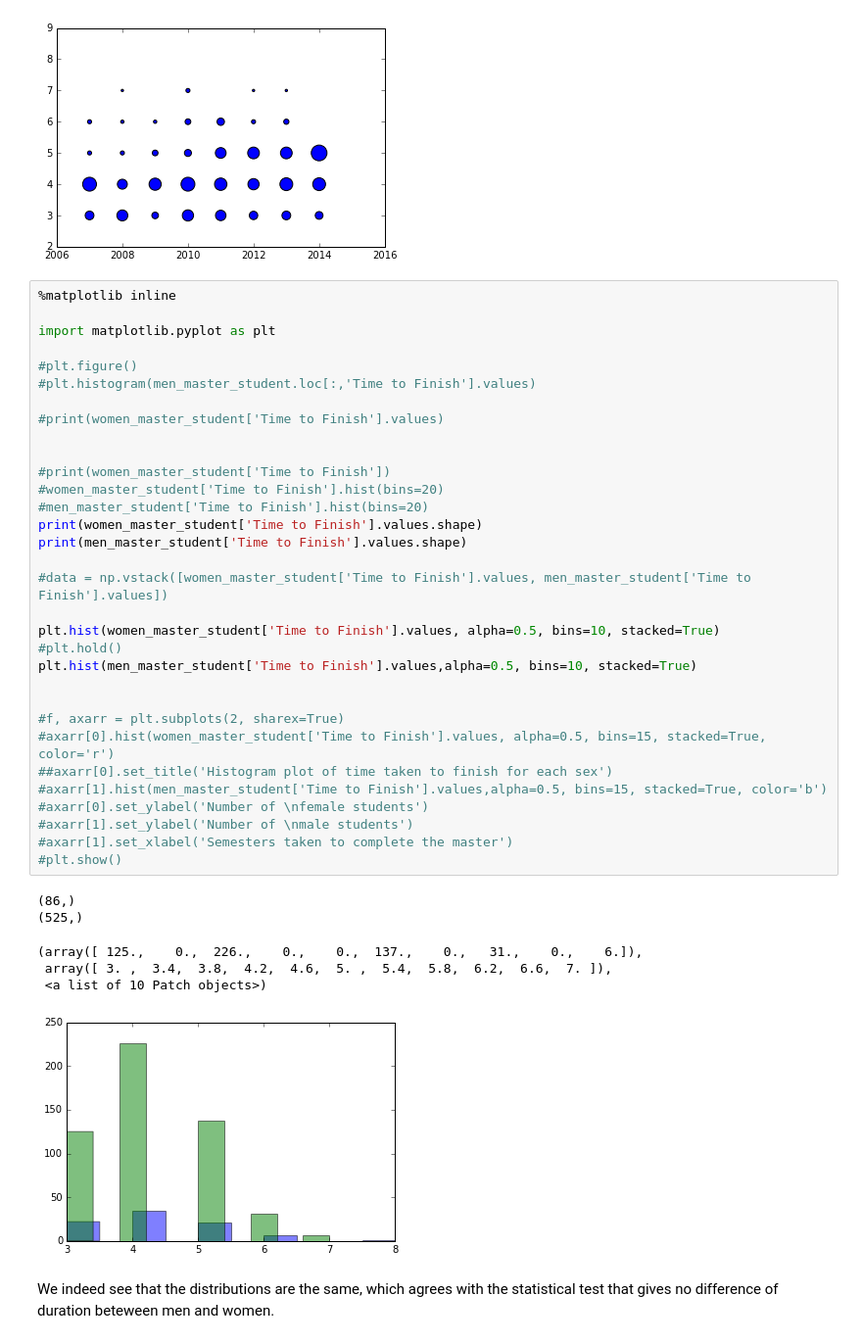
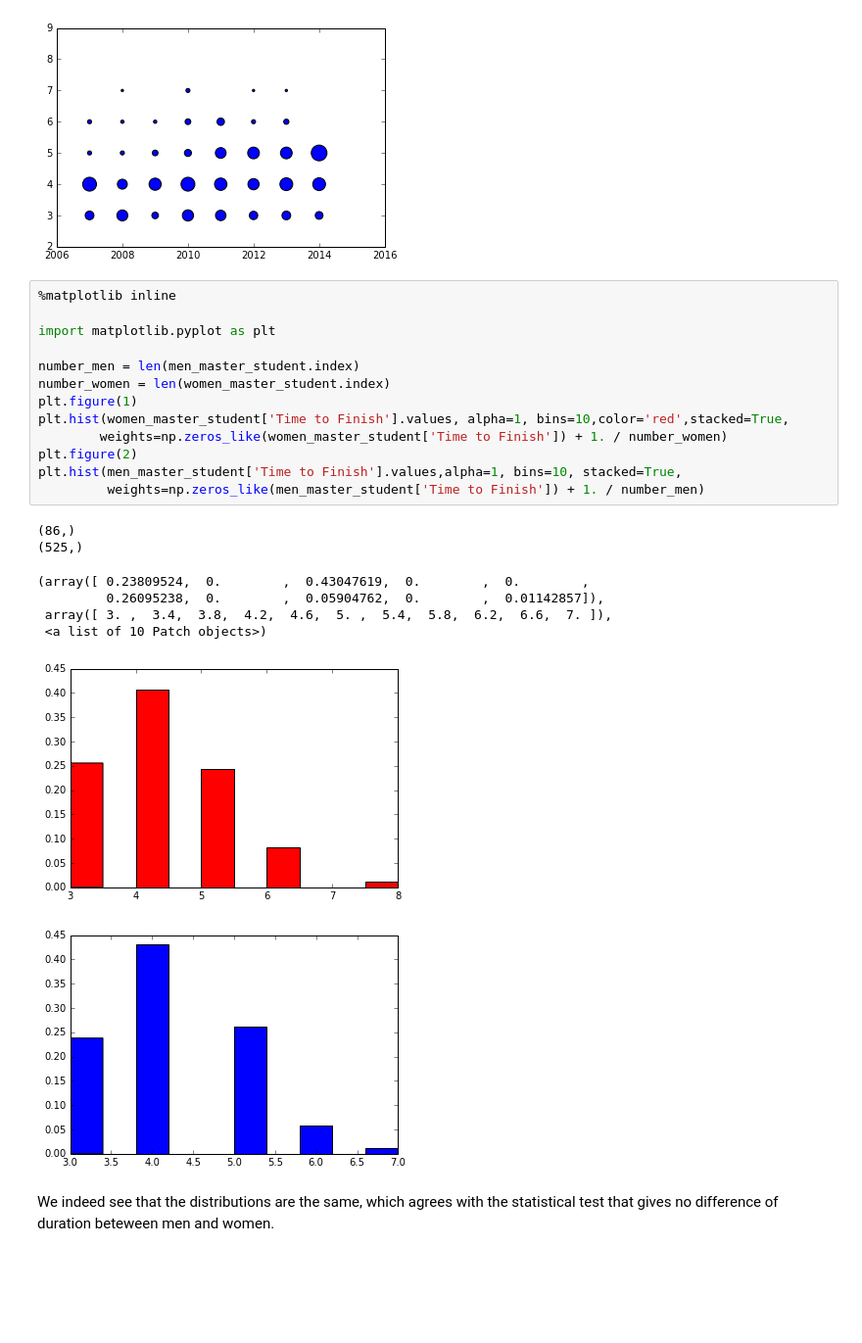
Before and after one commit to AgatheVkc/ada_homework, a Jupyter notebook: 02 - Data from the Web/assignment2.ipynb, the cells around one changed output. Shown: that part at 98% size. Drawn from its saved outputs; the diff is of its cells as text; blank space fills up the shorter version.

Commit message:
histogram done

```diff
--- a/02 - Data from the Web/assignment2.ipynb
+++ b/02 - Data from the Web/assignment2.ipynb
@@ -353,44 +353,27 @@ plt.scatter(y_men,x_men, s_men,alpha=1)
 [figure]
 [figure]
 [figure]
-# %%
-%matplotlib inline
-
-import matplotlib.pyplot as plt
-
-#plt.figure()
-#plt.histogram(men_master_student.loc[:,'Time to Finish'].values)
-
-#print(women_master_student['Time to Finish'].values)
-
-
-#print(women_master_student['Time to Finish'])
-#women_master_student['Time to Finish'].hist(bins=20)
-#men_master_student['Time to Finish'].hist(bins=20)
-print(women_master_student['Time to Finish'].values.shape)
-print(men_master_student['Time to Finish'].values.shape)
-
-#data = np.vstack([women_master_student['Time to Finish'].values, men_master_student['Time to Finish'].values])
-
-plt.hist(women_master_student['Time to Finish'].values, alpha=0.5, bins=10, stacked=True)
-#plt.hold()
-plt.hist(men_master_student['Time to Finish'].values,alpha=0.5, bins=10, stacked=True)
-
-
-#f, axarr = plt.subplots(2, sharex=True)
-#axarr[0].hist(women_master_student['Time to Finish'].values, alpha=0.5, bins=15, stacked=True, color='r')
-##axarr[0].set_title('Histogram plot of time taken to finish for each sex')
-#axarr[1].hist(men_master_student['Time to Finish'].values,alpha=0.5, bins=15, stacked=True, color='b')
-#axarr[0].set_ylabel('Number of \nfemale students')
-#axarr[1].set_ylabel('Number of \nmale students')
-#axarr[1].set_xlabel('Semesters taken to complete the master')
-#plt.show()
-# %% [output]
-(86,)
-(525,)
-(array([ 125.,    0.,  226.,    0.,    0.,  137.,    0.,   31.,    0.,    6.]),
- array([ 3. ,  3.4,  3.8,  4.2,  4.6,  5. ,  5.4,  5.8,  6.2,  6.6,  7. ]),
- <a list of 10 Patch objects>)
-[figure, removed]
+# %%
+%matplotlib inline
+
+import matplotlib.pyplot as plt
+
+number_men = len(men_master_student.index)
+number_women = len(women_master_student.index)
+plt.figure(1)
+plt.hist(women_master_student['Time to Finish'].values, alpha=1, bins=10,color='red',stacked=True,
+        weights=np.zeros_like(women_master_student['Time to Finish']) + 1. / number_women)
+plt.figure(2)
+plt.hist(men_master_student['Time to Finish'].values,alpha=1, bins=10, stacked=True,
+         weights=np.zeros_like(men_master_student['Time to Finish']) + 1. / number_men)
+# %% [output]
+(86,)
+(525,)
+(array([ 0.23809524,  0.        ,  0.43047619,  0.        ,  0.        ,
+         0.26095238,  0.        ,  0.05904762,  0.        ,  0.01142857]),
+ array([ 3. ,  3.4,  3.8,  4.2,  4.6,  5. ,  5.4,  5.8,  6.2,  6.6,  7. ]),
+ <a list of 10 Patch objects>)
+[figure, added]
+[figure, added]
 # %% [markdown]
 We indeed see that the distributions are the same, which agrees with the statistical test that gives no difference of duration beteween men and women.
```
Also changed, not shown: parts of 1 cell of this notebook, 1 other file.
